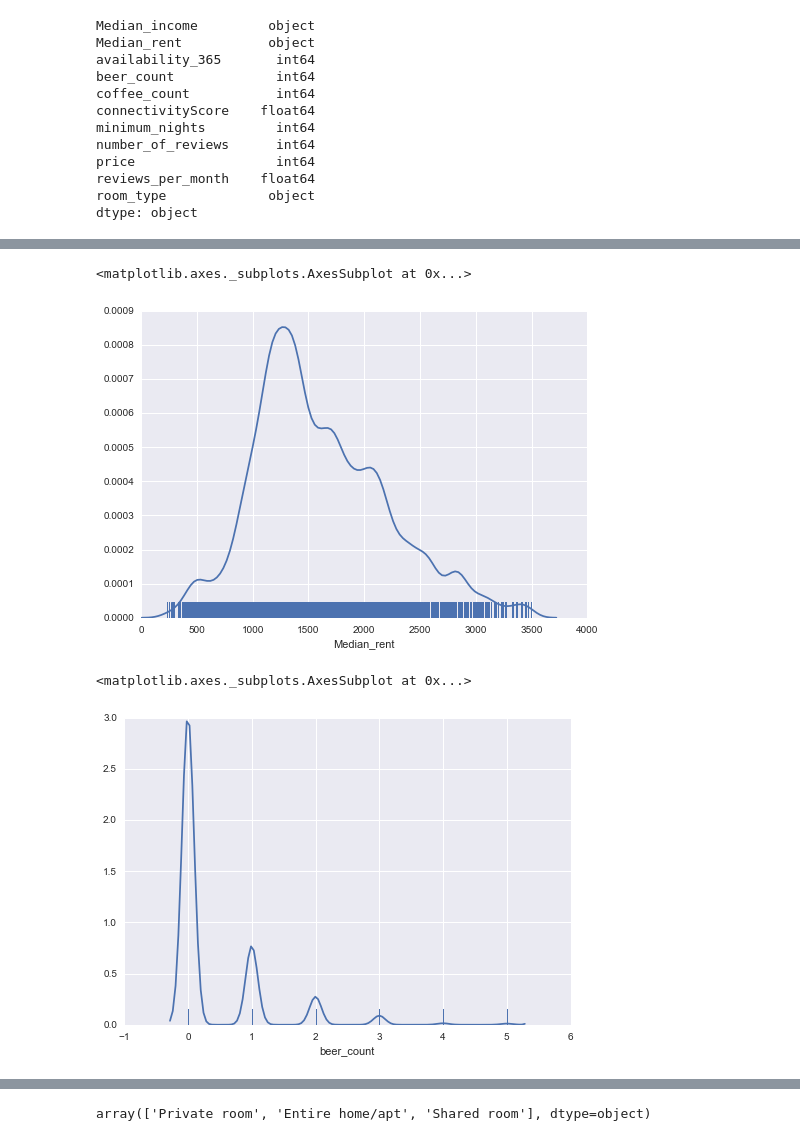
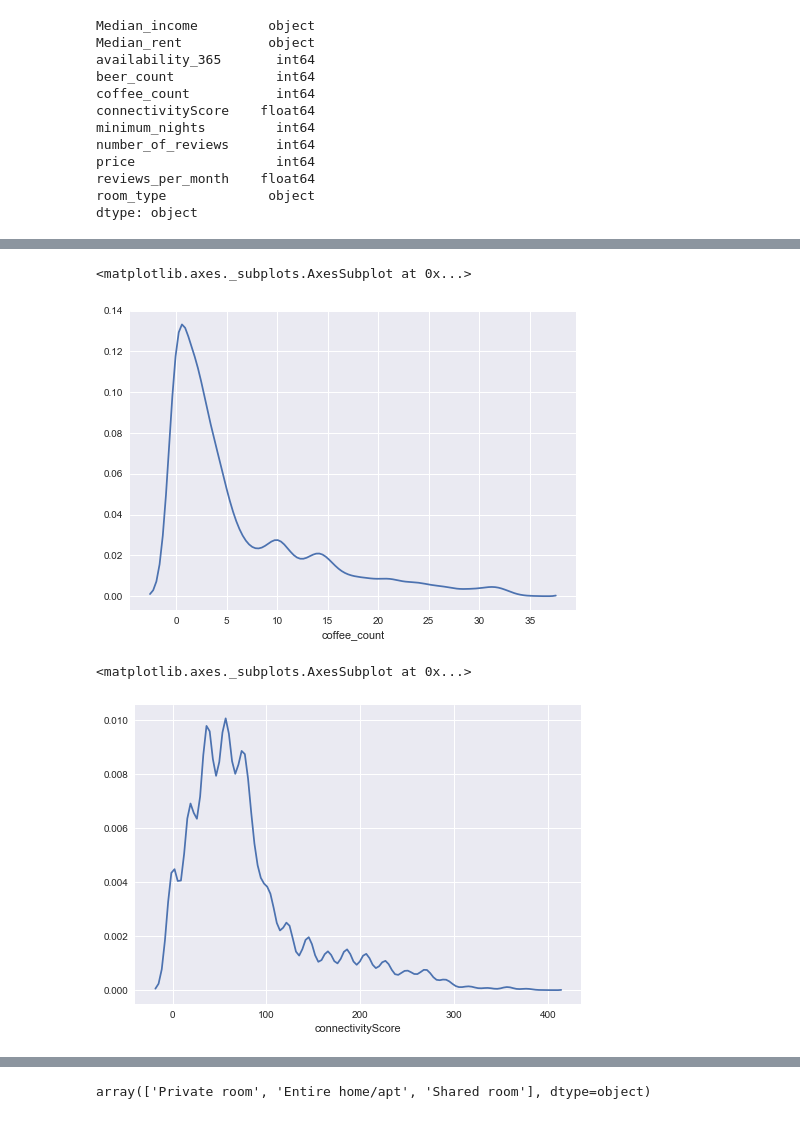
Before and after one commit to fernandomelchor/Airbnb_Project, a Jupyter notebook: jp-Classifying Listings.ipynb, the cells around one changed output, grey strips where cells are left out. Cells and saved outputs as stored; diff of their text form; code cells hidden in the pictures.

```diff
--- a/jp-Classifying Listings.ipynb
+++ b/jp-Classifying Listings.ipynb
@@ -106,0 +106,4 @@ listings.Median_rent = pd.to_numeric(listings.Median_rent, errors='coerce')
+# %%
+listings = listings[listings.minimum_nights <= 7]
+# %%
+listings = listings[listings.price <= 500]
@@ -117,11 +126,11 @@ sns.distplot(listings.Median_income, hist=False, rug=True)
 # %%
-sns.distplot(listings.Median_rent, hist=False, rug=True)
+sns.distplot(listings.coffee_count, hist=False)
 # %% [output]
 <matplotlib.axes._subplots.AxesSubplot at 0x...>
-[figure, old version]
+[figure, new version]
 # %%
-sns.distplot(listings.beer_count, hist=False, rug=True)
+sns.distplot(listings.connectivityScore, hist=False)
 # %% [output]
 <matplotlib.axes._subplots.AxesSubplot at 0x...>
-[figure, old version]
+[figure, new version]
 # %%
```
Also changed, not shown: parts of 50 cells of this notebook, 1 other file.
